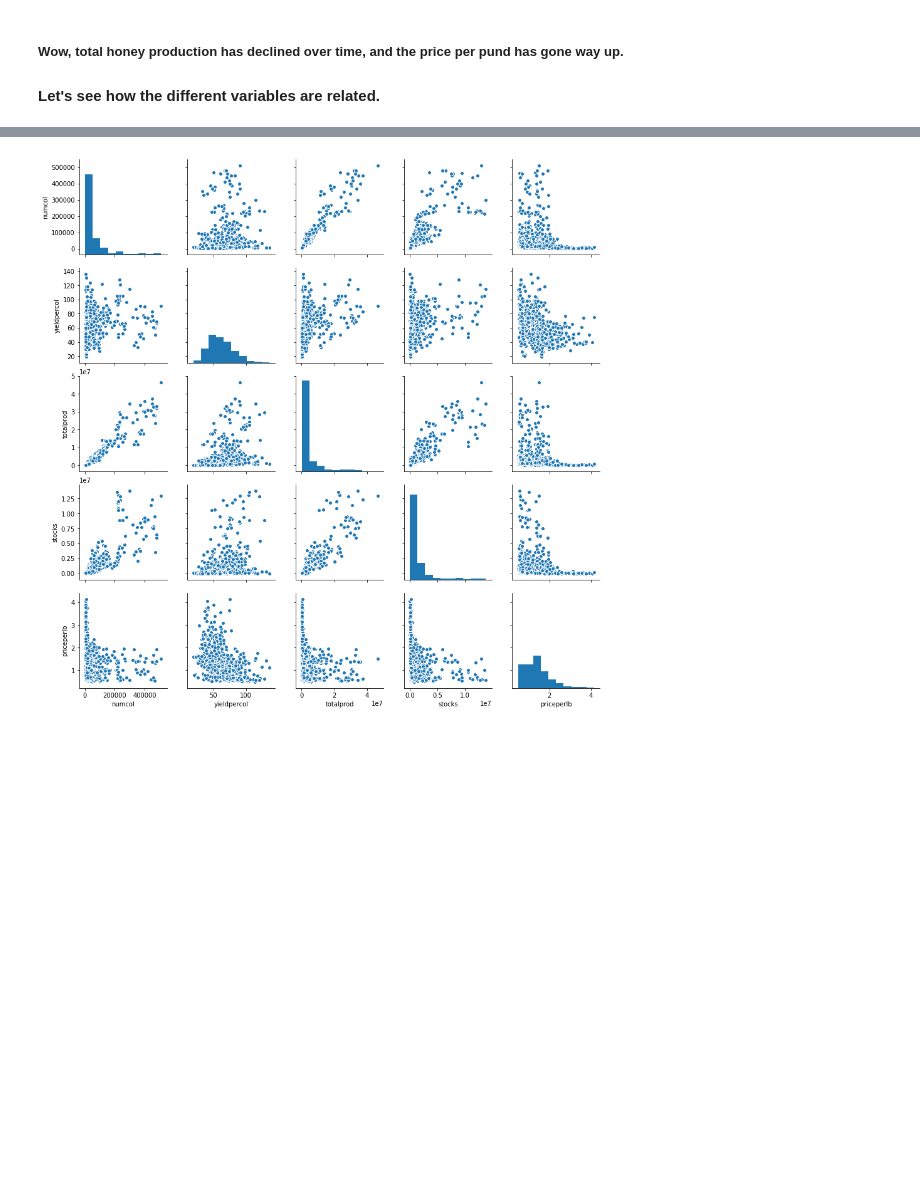
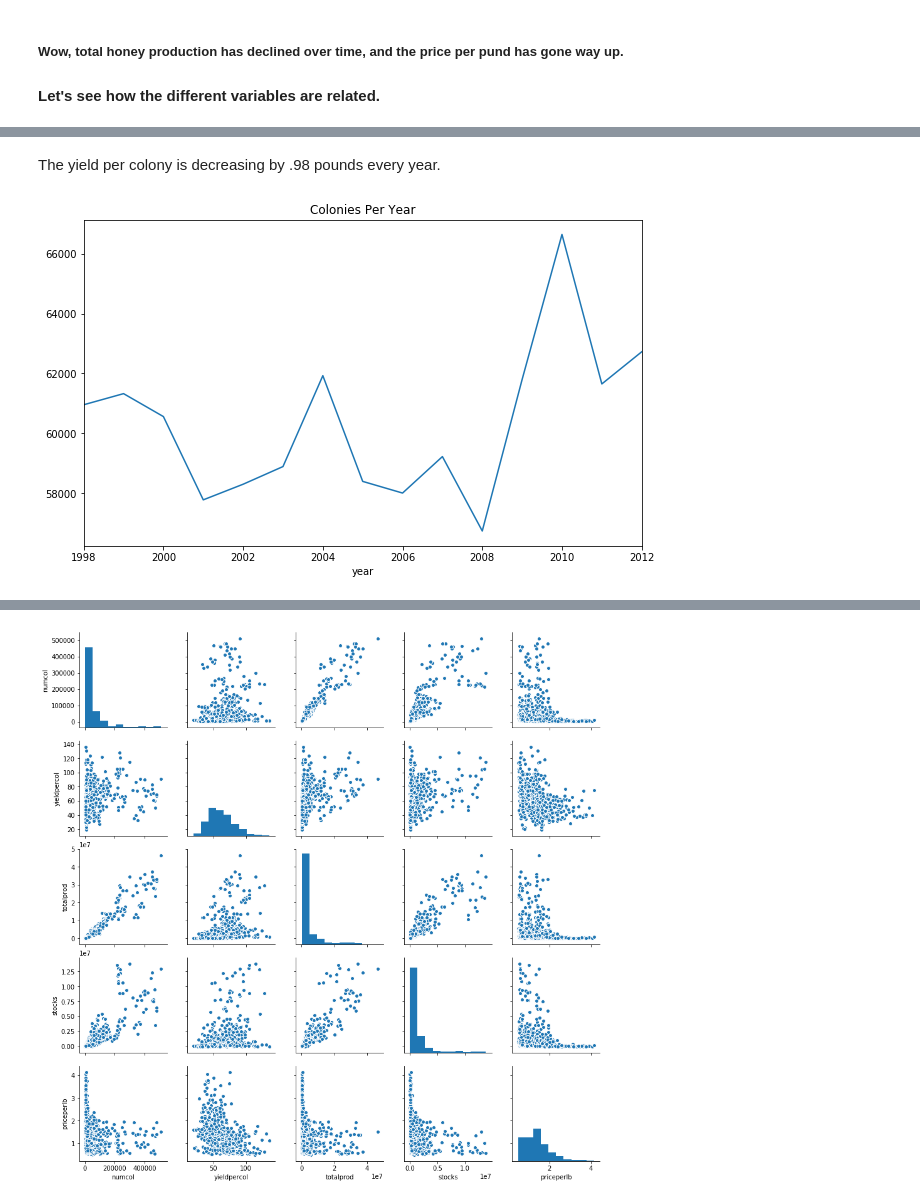
Before and after one commit to lilpricey/Thinkful, a Jupyter notebook: unit_1/unit_1_capstone_honey.ipynb, the cells around one changed output, grey strips where cells are left out. Drawn from its saved outputs; the diff is of its cells as text; code cells hidden in the pictures; blank space fills up the shorter version.

```diff
--- a/unit_1/unit_1_capstone_honey.ipynb
+++ b/unit_1/unit_1_capstone_honey.ipynb
@@ -133,0 +155,10 @@ plt.show()
+# %% [markdown]
+The yield per colony is decreasing by .98 pounds every year.
+# %%
+plt.figure(figsize=(10,6))
+df_by_year['numcol'].plot()
+plt.title('Colonies Per Year')
+
+plt.show()
+# %% [output]
+[figure, added]
```
Also changed, not shown: parts of 7 cells of this notebook.
